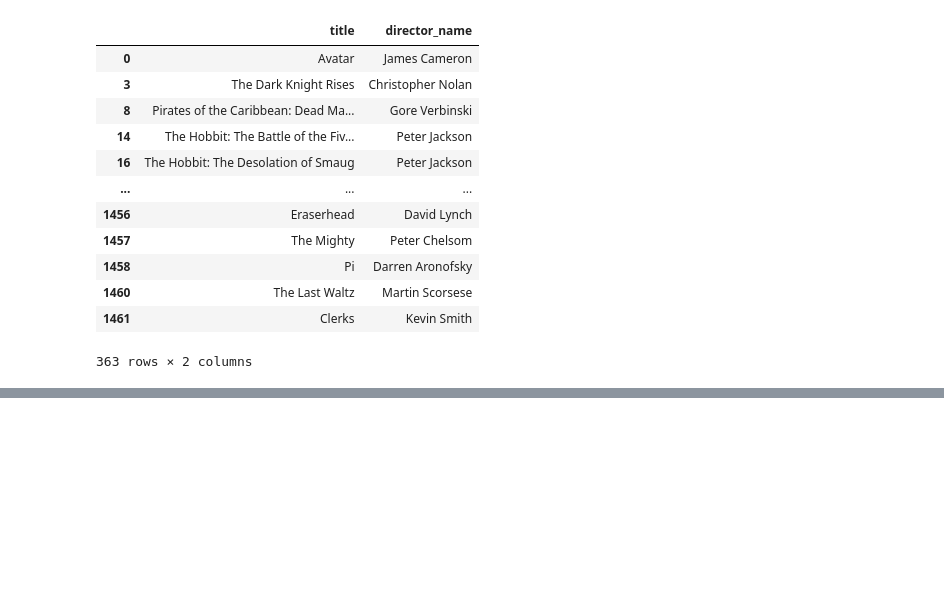
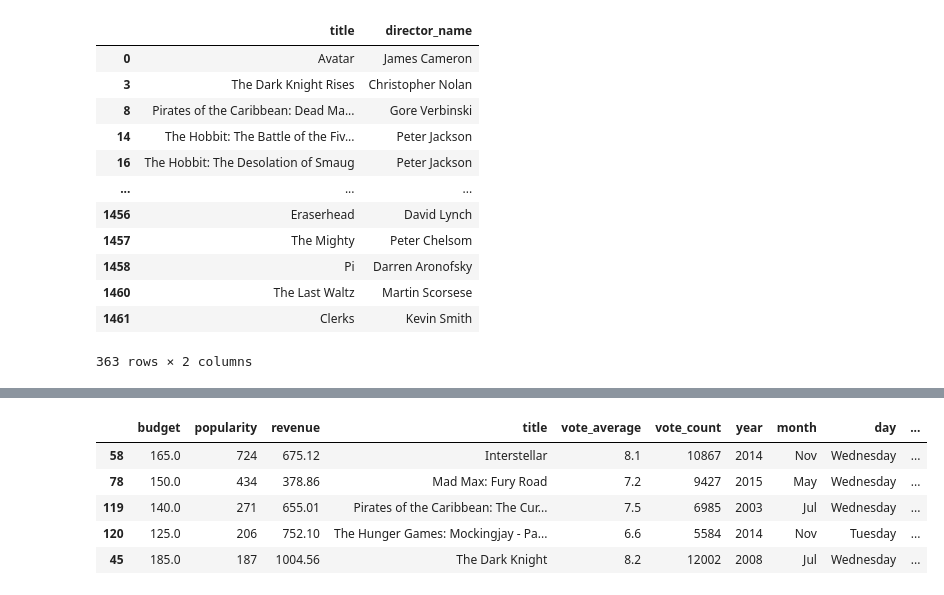
Before and after one commit to shivendra1-cyber/-IMDB-Director-Insights, a Jupyter notebook: IMDB_Director_Insights.ipynb, the cells around one changed output, grey strips where cells are left out. Saved outputs shown, nothing was run; the diff lists cells and outputs as text; code cells hidden in the pictures; blank space fills up the shorter version.

```diff
--- a/IMDB_Director_Insights.ipynb
+++ b/IMDB_Director_Insights.ipynb
@@ -340,0 +353,10 @@ data.loc[(data['day']=='Friday') |
+# %%
+# how you will find out top 5 most popular movies
+data.sort_values(['popularity'],ascending =False ).head(5)
+# %% [output]
+|  | budget | popularity | revenue | title | vote_average | vote_count | year | month | day | ... |
+| 58 | 165.0 | 724 | 675.12 | Interstellar | 8.1 | 10867 | 2014 | Nov | Wednesday | ... |
+| 78 | 150.0 | 434 | 378.86 | Mad Max: Fury Road | 7.2 | 9427 | 2015 | May | Wednesday | ... |
+| 119 | 140.0 | 271 | 655.01 | Pirates of the Caribbean: The Cur... | 7.5 | 6985 | 2003 | Jul | Wednesday | ... |
+| 120 | 125.0 | 206 | 752.10 | The Hunger Games: Mockingjay - Pa... | 6.6 | 5584 | 2014 | Nov | Tuesday | ... |
+| 45 | 185.0 | 187 | 1004.56 | The Dark Knight | 8.2 | 12002 | 2008 | Jul | Wednesday | ... |
```
Also changed, not shown: parts of 29 cells of this notebook.
